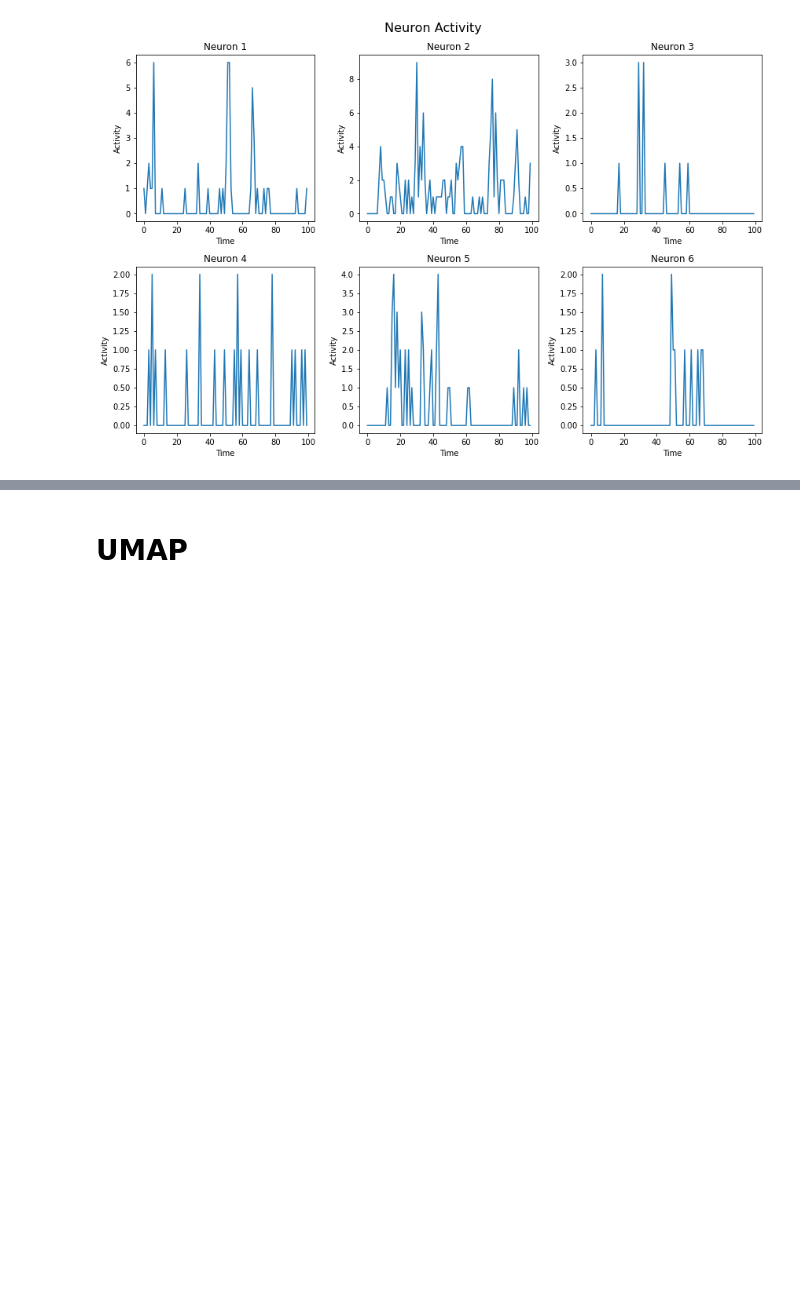
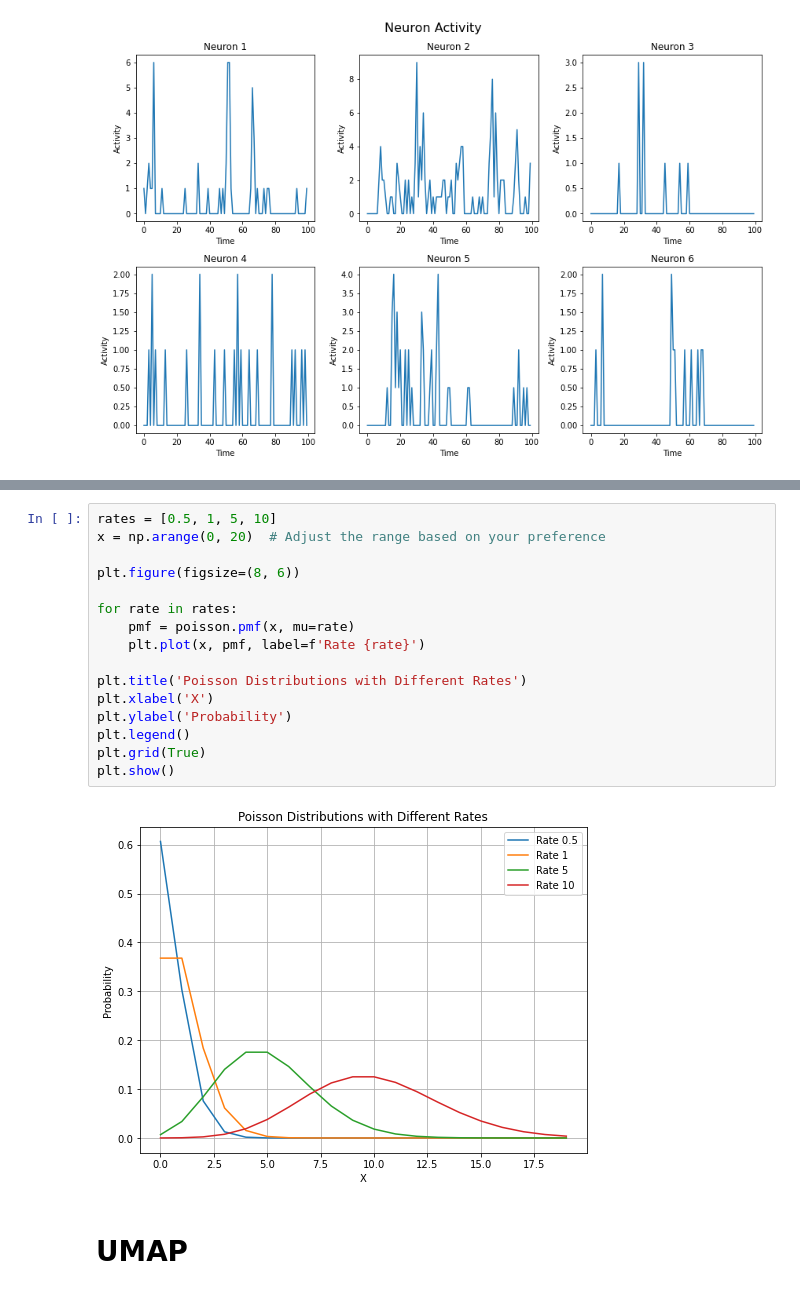
Before and after one commit to Zoroa1885/Hidden_Markov_Poisson_Torch_Model, a Jupyter notebook: analysis.ipynb, the cells around one changed output, grey strips where cells are left out. Drawn from its saved outputs; the diff is of its cells as text; blank space fills up the shorter version.

```diff
--- a/analysis.ipynb
+++ b/analysis.ipynb
@@ -79,6 +81,24 @@ plt.title('Distribution of Neuron1 Activity')
 plt.show()
 # %% [output]
 [figure]
+# %%
+rates = [0.5, 1, 5, 10]
+x = np.arange(0, 20)  # Adjust the range based on your preference
+
+plt.figure(figsize=(8, 6))
+
+for rate in rates:
+    pmf = poisson.pmf(x, mu=rate)
+    plt.plot(x, pmf, label=f'Rate {rate}')
+
+plt.title('Poisson Distributions with Different Rates')
+plt.xlabel('X')
+plt.ylabel('Probability')
+plt.legend()
+plt.grid(True)
+plt.show()
+# %% [output]
+[figure, added]
 # %% [markdown]
 # UMAP
 # %%
```
Also changed, not shown: parts of 11 cells of this notebook, 1 other file.
